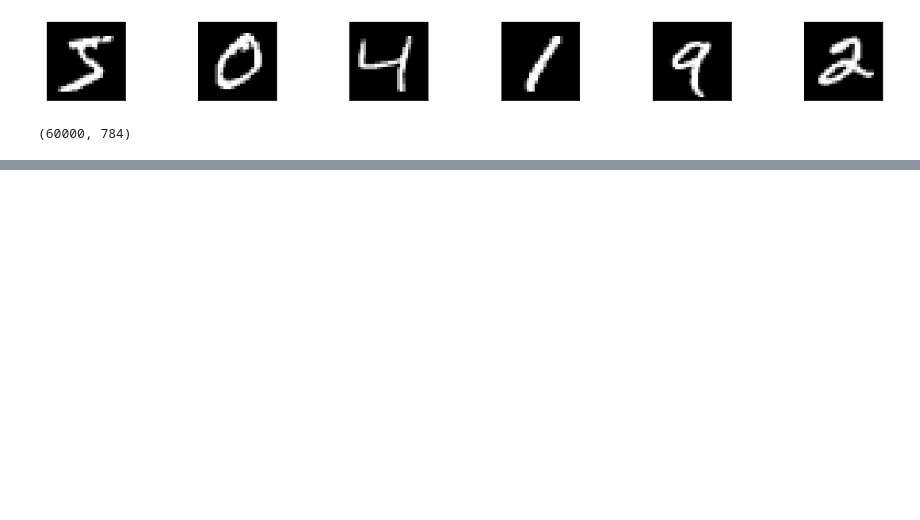
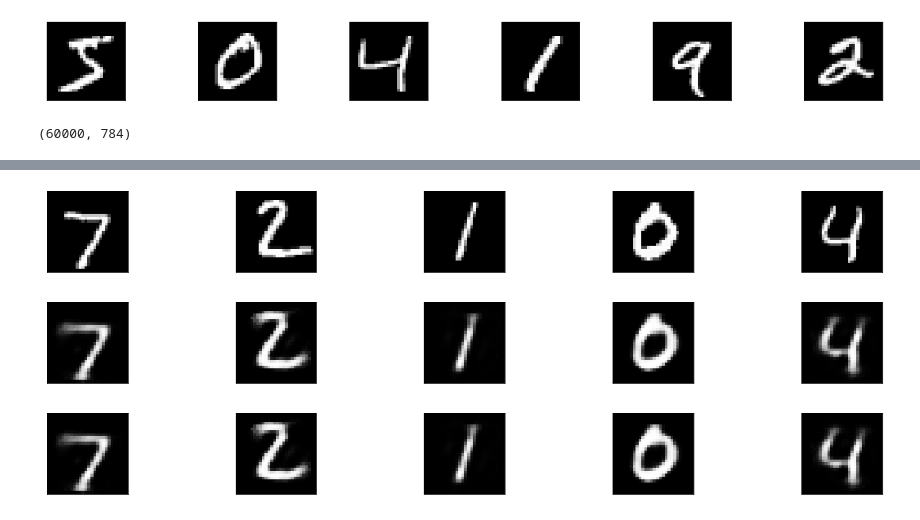
Before and after one commit to SPEECHCOG/transformer_workshop, a Jupyter notebook: autoencoder.ipynb, the cells around one changed output, grey strips where cells are left out. Cells and saved outputs as stored; diff of their text form; code cells hidden in the pictures; blank space fills up the shorter version.

```diff
--- a/autoencoder.ipynb
+++ b/autoencoder.ipynb
@@ -90,5 +93,9 @@ decoder_out = decoder(encoder_feats)
 
 # model
 simple_autoencoder = Model(input_img, decoder_out)
+# %%
+encoder_model = Model(input_img, encoder_feats)
+encoded_input = Input(shape=(latent_dim, ))
+decoder_model = Model(encoded_input, decoder(encoded_input))
 # %% [markdown]
 Before training the model, we need to set up the loss function and optimizer.
@@ -94,0 +106,16 @@ Before training the model, we need to set up the loss function and optimizer.
+# %%
+simple_autoencoder.compile(optimizer='adadelta', loss='binary_crossentropy')
+# %%
+# Train model
+simple_autoencoder.fit(x_train, x_train,  # the target is the same input data!
+                       epochs=50,
+                       batch_size=256,
+                       shuffle=True,
+                       validation_data=(x_test, x_test))
+"""
+simple_autoencoder.fit(x_train, x_train,
+                epochs=50,
+                batch_size=256,
+                shuffle=True,
+                validation_data=(x_test, x_test))
+"""
@@ -94,0 +141,17 @@ Before training the model, we need to set up the loss function and optimizer.
+# %%
+# Predict digits
+prediction = simple_autoencoder.predict(x_test)
+
+# Visualisation of predictions
+see_images(x_test, 5)
+see_images(prediction, 5)
+
+# Using decoder and encoder model
+encoded_imgs = encoder_model.predict(x_test)
+decoded_imgs = decoder_model.predict(encoded_imgs)
+
+see_images(decoded_imgs, 5)
+# %% [output]
+[figure, added]
+[figure, added]
+[figure, added]
```
Also changed, not shown: parts of 10 cells of this notebook, 1 other file.
